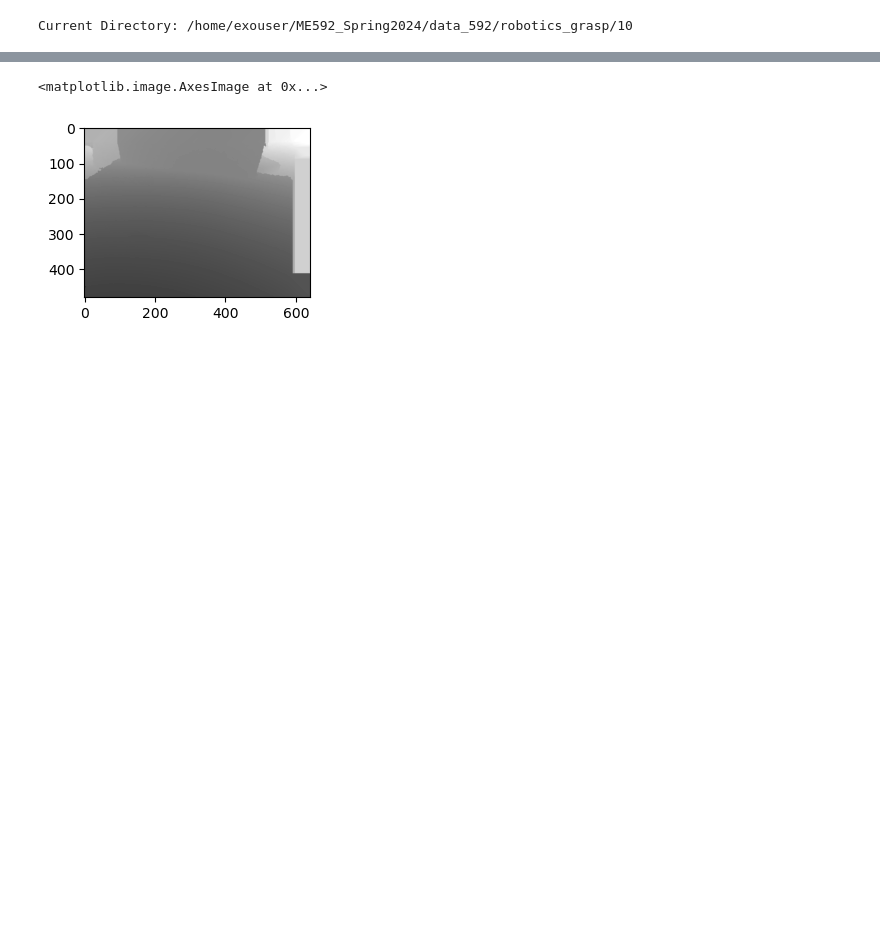
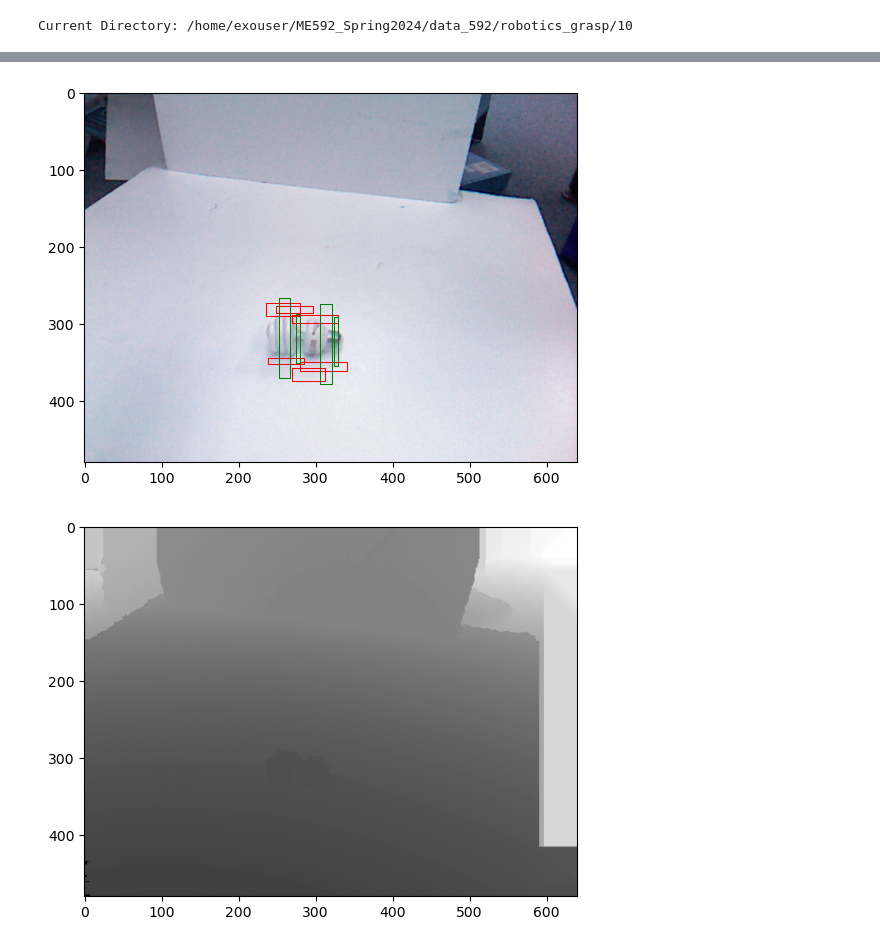
Before and after one commit to mcmullrj/ME592_Public, a Jupyter notebook: HW2a.ipynb, the cells around one changed output, grey strips where cells are left out. Saved outputs shown, nothing was run; the diff lists cells and outputs as text; code cells hidden in the pictures; blank space fills up the shorter version.

```diff
--- a/HW2a.ipynb
+++ b/HW2a.ipynb
@@ -9,7 +9,7 @@ import glob
 #from PIL import Image
 #from IPython.display import display
 # %%
-def DefineRectangles(FileName):
+def DefineRectangles(FileName,PointsPerRectangle):
     #read rectangles
     RectangleRead = pd.read_csv(FileName,sep=" ",names=["x","y","nan"])
     RectangleList = RectangleRead.values.tolist()
@@ -19,7 +19,6 @@ def DefineRectangles(FileName):
     #define rectangles
     x = RectanglesAll[:,0]
     y = RectanglesAll[:,1]
-    PointsPerRectangle = 2
     NumberRectangles = round(len(RectanglesAll[:,0])/PointsPerRectangle)
     RectanglesFinal = np.zeros([2,4,NumberRectangles])
 
@@ -58,9 +57,7 @@ def DefineRectangles(FileName):
 
             RectanglesFinal[:,:,k] = [RectangleXVertices,RectangleYVertices]
 
-            #build
-            #RectanglesFinal = []
-            #RectanglesFinal = np.append(RectanglesFinal,RectangleXVertices)
+            #build?  unfinished code for finding indices enclosed by rectangles
 
             #find closest vertex to origin
             MaxDistanceVertices = np.max(DistanceVertices)
@@ -146,7 +158,7 @@ cpos_files = sorted(glob.glob(os.path.join(data_folder, cpos_pattern)))
 pcd_files = sorted(glob.glob(os.path.join(data_folder, pcd_pattern)))
 png_files = sorted(glob.glob(os.path.join(data_folder, png_pattern)))
 
-ImageIndex = 34
+ImageIndex = 31
 FileNameImage = png_files[ImageIndex]
 FileNameDepthImage = pcd_files[ImageIndex]
 FileNameNegRect = cneg_files[ImageIndex]
@@ -166,25 +178,29 @@ Image1 = cv2.imread(FileNameImage)
 shape = [len(Image1[:,0]),len(Image1[0,:])]
 
 #define grasping triangles
-RectanglesNegative = DefineRectangles(FileNameNegRect)
-RectanglesPositive = DefineRectangles(FileNamePosRect)
+PointsPerRectangle = 2
+RectanglesNegative = DefineRectangles(FileNameNegRect,PointsPerRectangle)
+RectanglesPositive = DefineRectangles(FileNamePosRect,PointsPerRectangle)
 
 #create depth image
-depth_image = generate_depth_image(FileNameDepthImage,shape)
+inpaintFlag = 1;
+depth_image = generate_depth_image(FileNameDepthImage,shape,inpaintFlag)
 
 #plot original image
-plt.subplot(1, 2, 1)
+plt.imshow(Image1)
+plt.show()
+#plot image with grasping triangles
 plt.imshow(Image1)
 for k in range(len(RectanglesNegative[0,0,:])):
     xvalues = np.append(RectanglesNegative[0,:,k],RectanglesNegative[0,0,k])
     yvalues = np.append(RectanglesNegative[1,:,k],RectanglesNegative[1,0,k])
-    plt.plot(xvalues,yvalues,color="red")
+    plt.plot(xvalues,yvalues,color="red",linewidth=0.75)
 for k in range(len(RectanglesPositive[0,0,:])):
     xvalues = np.append(RectanglesPositive[0,:,k],RectanglesPositive[0,0,k])
     yvalues = np.append(RectanglesPositive[1,:,k],RectanglesPositive[1,0,k])
-    plt.plot(xvalues,yvalues,color="green")
+    plt.plot(xvalues,yvalues,color="green",linewidth=0.75)
 plt.show()
 #plot grayscale depth image
-plt.subplot(1, 2, 2)
 plt.imshow(depth_image,cmap="gray")
+plt.show()
 # %% [output]
@@ -192,5 +208,5 @@ plt.imshow(depth_image,cmap="gray")
-<matplotlib.image.AxesImage at 0x...>
-[figure, old version]
+[figure, new version]
+[figure, added]
 # %%
 #build rgbd image array, build patches
 
```
Also changed, not shown: parts of 4 cells of this notebook, 1 other file.
